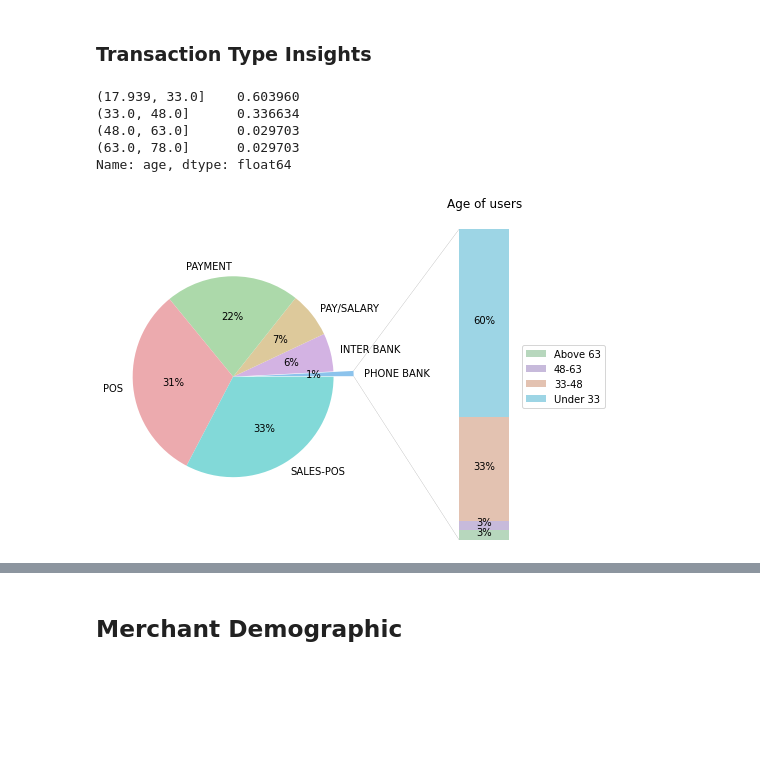
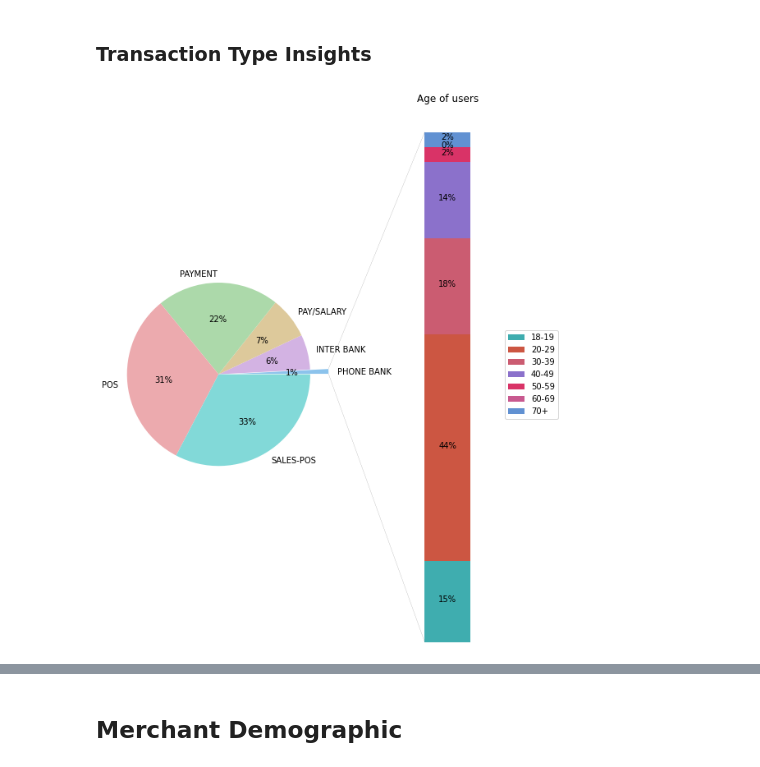
Before and after one commit to jonchia/ANZ-Data, a Jupyter notebook: Task_1.ipynb, the cells around one changed output, grey strips where cells are left out. Cells and saved outputs as stored; diff of their text form; code cells hidden in the pictures; blank space fills up the shorter version.

```diff
--- a/Task_1.ipynb
+++ b/Task_1.ipynb
@@ -18,0 +86,3 @@ There are 12,0403 rows of transactions by 23 columns of data
+# %%
+df['day_date'] = df['date'].dt.day_name()
+df['day_date'].head()
@@ -18,0 +125,4 @@ There are 12,0403 rows of transactions by 23 columns of data
+# %%
+bins = [18,20,30,40,50,60,70,120]
+age_label = ['18-19','20-29','30-39','40-49','50-59','60-69','70+']
+df['age_label'] = pd.cut(df['age'], bins, labels = age_label, include_lowest =True)
@@ -165,19 +671,16 @@ txn_value = txn_df['status'].values.tolist()
 # %%
 # Extract only Phone Bank txn_description transactions
 phone_bank_df = df[df['txn_description'] == 'PHONE BANK']
-# Age group split into 4 bins and normalized to get percentage
-phone_bank_age = phone_bank_df.age.value_counts(bins=4,normalize=True)
+phone_bank_df = phone_bank_df.groupby('age_label').count().reset_index()
+phone_bank_df = phone_bank_df[['age_label','status']]
+phone_bank_df['perct'] = phone_bank_df['status']/phone_bank_df['status'].sum()
-# %%
-phone_bank_age
-# %% [output]
-(17.939, 33.0]    0.603960
-(33.0, 48.0]      0.336634
-(48.0, 63.0]      0.029703
-(63.0, 78.0]      0.029703
-Name: age, dtype: float64
+# %%
+# Extract values to be plotted in bar chart
+age_label_list = phone_bank_df['age_label'].values.tolist()
+age_perct = phone_bank_df['perct'].values.tolist()
 # %%
 # Make figure and assign axis objects
-fig = plt.figure(figsize=(9, 6))
+fig = plt.figure(figsize=(10, 12))
 ax1 = fig.add_subplot(121)
 ax2 = fig.add_subplot(122)
 fig.subplots_adjust(wspace=0)
@@ -191,47 +694,47 @@ ax1.pie(txn_value, autopct='%1.0f%%', startangle=0,
 # Bar chart parameters
 xpos = 0
 bottom = 0
-ratios = [.03, .03, .33, .60] # Ratio of phone_bank users are manually input from phone_bank_age
+ratios = age_perct
 width = .2
-colors = ["#b7d7bd","#c7badb","#e3c2b1","#9dd5e5"]
+colors =["#3fadaf","#cc5642","#cb5c71","#8b71cb","#d93367","#c8598f","#6191d2"]
 
 # Plotting bar chart
 for j in range(len(ratios)):
     height = ratios[j]
-    ax2.bar(xpos, height, width, bottom=bottom, color=colors[j])
+    ax2.bar(xpos, height, width, bottom=bottom,color=colors[j])
     ypos = bottom + ax2.patches[j].get_height() / 2
     bottom += height
     ax2.text(xpos, ypos, "%d%%" % (ax2.patches[j].get_height() * 100),
              ha='center')
 
 ax2.set_title('Age of users')
-ax2.legend(('Above 63', '48-63', '33-48', 'Under 33'),loc=7) # Bins are manually input from phone_bank_age
+ax2.legend((age_label_list),loc=7)
 ax2.axis('off')
 ax2.set_xlim(- 2.5 * width, 2.5 * width)
 
 # Use ConnectionPatch to draw lines between the two plots
 theta1, theta2 = ax1.patches[0].theta1, ax1.patches[0].theta2
 center, r = ax1.patches[0].center, ax1.patches[0].r
 bar_height = sum([item.get_height() for item in ax2.patches])
 
 # Draw top connecting line
 x = r * np.cos(np.pi / 180 * theta2) + center[0]
 y = r * np.sin(np.pi / 180 * theta2) + center[1]
 con = ConnectionPatch(xyA=(-width / 2, bar_height), coordsA=ax2.transData,
                       xyB=(x, y), coordsB=ax1.transData)
 con.set_color([0, 0, 0])
 con.set_linewidth(0.1)
 ax2.add_artist(con)
 
 # Draw bottom connecting line
 x = r * np.cos(np.pi / 180 * theta1) + center[0]
 y = r * np.sin(np.pi / 180 * theta1) + center[1]
 con = ConnectionPatch(xyA=(-width / 2, 0), coordsA=ax2.transData,
                       xyB=(x, y), coordsB=ax1.transData)
 con.set_color([0, 0, 0])
 ax2.add_artist(con)
 con.set_linewidth(0.1)
 
 plt.show()
 # %% [output]
-[figure, old version]
+[figure, new version]
```
Also changed, not shown: parts of 82 cells of this notebook, 1 other file.
